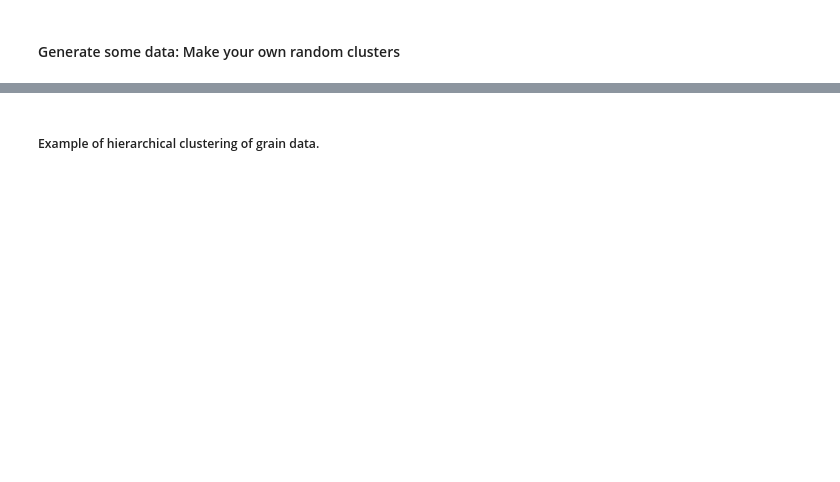
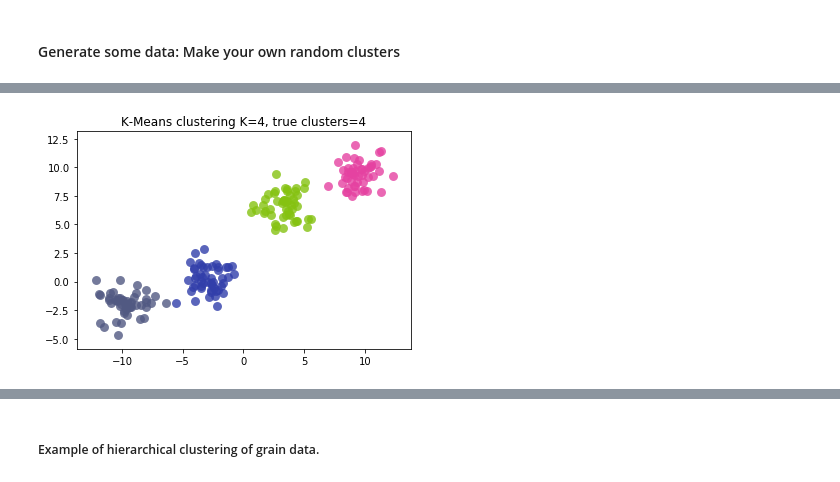
Before and after one commit to carharDBG/course_intro_to_ml, a Jupyter notebook: notebooks/3_unsupervised_learning.ipynb, the cells around one changed output, grey strips where cells are left out. Saved outputs shown, nothing was run; the diff lists cells and outputs as text; code cells hidden in the pictures; blank space fills up the shorter version.

```diff
--- a/notebooks/3_unsupervised_learning.ipynb
+++ b/notebooks/3_unsupervised_learning.ipynb
@@ -168,29 +190,30 @@ One application of k-means clustering is **classifying handwritten digits**. Sup
 # %%
 # Importing Modules
 from sklearn.cluster import KMeans
 import random
 
-
-K=8
+K=4
 # Declaring Model
 model = KMeans(n_clusters=K)
 
 # Fitting Model
 model.fit(X)
 
 # Prediction on the entire data
 y_predict = model.predict(X)
 
 
 # make lists of colors for plotting
 random.seed(43)
 def random_color_list(length=10):
     return ["#"+''.join([random.choice('0123456789ABCDEF') for j in range(6)]) for i in range(length)]
 
 random_colors_y = random_color_list(len(set(y)))
 random_colors_p = random_color_list(len(set(y_predict)))
 
-plt.title("K-Means clustering K=%d, true clusters=%d" % (K, true_clusters))
+plt.title("K-Means clustering K={}, true clusters={}".format(K, n_true_clusters))
 for xi, yi, cy, cp in zip(X[:,0], X[:,1], y, y_predict):
-    plt.scatter(xi, yi, c=random_colors_p[cp], edgecolors=random_colors_y[cy] , linewidths=2, alpha=0.8, s=80)
+    plt.scatter(xi, yi, c=random_colors_p[cp], edgecolors=None , linewidths=0, alpha=0.8, s=80)
+# %% [output]
+[figure, added]
 # %% [markdown]
```
Also changed, not shown: parts of 34 cells of this notebook, 9 other files.
